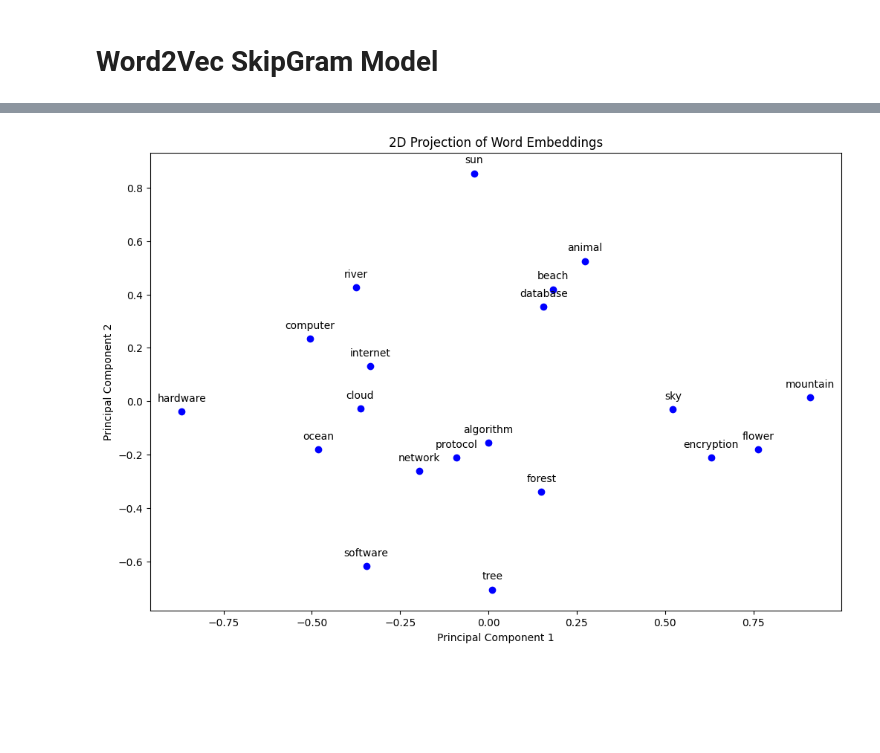
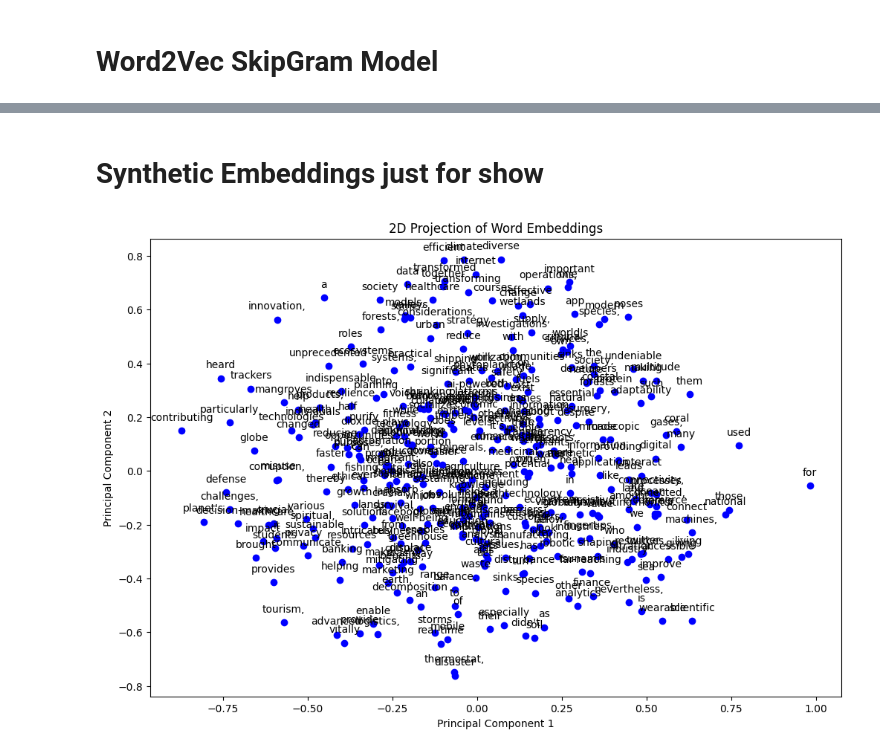
Before and after one commit to yiweilyu/Word2Vec-PyTorch, a Jupyter notebook: chatSkipgram.ipynb, the cells around one changed output, grey strips where cells are left out. Saved outputs shown, nothing was run; the diff lists cells and outputs as text; code cells hidden in the pictures; blank space fills up the shorter version.

Commit message:
changefile

```diff
--- a/chatSkipgram.ipynb
+++ b/chatSkipgram.ipynb
@@ -2,0 +5,5 @@
+# %%
+natureText = '''Nature plays a crucial role in sustaining life on Earth, providing essential resources, ecological balance, and aesthetic and cultural value. Below are some reasons why both land and ocean ecosystems are vitally important:
+Forests and lands are home to a multitude of species, contributing to biodiversity which is essential for ecosystem resilience and adaptability. Forests act as carbon sinks, absorbing carbon dioxide and other greenhouse gases, thereby mitigating climate change. Natural processes like decomposition contribute to soil fertility, which is essential for agriculture.  Wetlands and forests act as natural filtration systems, helping to purify water. Lands provide essential resources like timber, minerals, and medicinal plants. Natural landscapes like mountains and valleys have significant cultural, spiritual, and aesthetic value for many communities.
+Oceans act as the planet's thermostat, absorbing heat and redistributing it around the globe. Like forests, oceans also act as carbon sinks. Phytoplankton in the sea absorb a significant amount of carbon dioxide. Oceans are biodiversity hotspots, home to a diverse range of species from microscopic phytoplankton to large mammals like whales. Oceans provide a significant portion of the global protein supply, particularly for people living in coastal regions. Phytoplankton in the ocean produce about half of the world's oxygen, making them essential for life on Earth. Oceans are vital for various industries including fishing, tourism, and shipping. Coral reefs and mangroves act as natural barriers, reducing the impact of storms and tsunamis on coastal communities. Both land and ocean ecosystems are intricately connected, and a change or disturbance in one can have far-reaching implications for the other. As such, conservation and sustainable management of both are critical for the survival and well-being of all life forms on Earth.
+Both land and ocean ecosystems are intricately connected, and a change or disturbance in one can have far-reaching implications for the other. As such, conservation and sustainable management of both are critical for the survival and well-being of all life forms on Earth.'''
@@ -3,9 +39,10 @@
 # %%
-from collections import Counter
+# generate a corpus about areas of nature and technology
+# use the corpus to train a skipgram modelfrom collections import Counter
 from torch.utils.data import DataLoader, TensorDataset
 
 # Sample text corpus
-corpus = "The quick brown fox jumps over the lazy dog."
+corpus = natureText + techText
 corpus = corpus.lower().replace('.', '')  # Preprocessing: to lower case and remove punctuation
 
 # Tokenize and build vocabulary
@@ -28,6 +65,7 @@ target_tensor = torch.LongTensor(targets)
 context_tensor = torch.LongTensor(contexts)
 
 # Create DataLoader for training data
+batch_size = 10
 train_dataset = TensorDataset(target_tensor, context_tensor)
 train_loader = DataLoader(train_dataset, batch_size=batch_size, shuffle=True)
 
@@ -149,0 +286,19 @@ new_vocab
+# %%
+
+
+# Perform PCA to reduce the dimensions to 2D
+pca = PCA(n_components=2)
+embeddings_2d = pca.fit_transform(embeddings)
+
+# Plot the 2D embeddings
+plt.figure(figsize=(12, 8))
+plt.scatter(embeddings_2d[:, 0], embeddings_2d[:, 1], c='blue')
+
+# Annotate the points
+for i, word in enumerate(new_vocab):
+    plt.annotate(word, (embeddings_2d[i, 0], embeddings_2d[i, 1]), textcoords="offset points", xytext=(0,10), ha='center')
+
+plt.title('2D Projection of Word Embeddings')
+plt.xlabel('Principal Component 1')
+plt.ylabel('Principal Component 2')
+plt.show()
@@ -150,28 +307,34 @@ new_vocab
+# %% [markdown]
+# Synthetic Embeddings just for show
 # %%
+# NOTE THIS IS THE END OF THE SKIPGRAM MODEL
+# This generates random embeddings for the words in the vocabulary
 import numpy as np
 from sklearn.decomposition import PCA
 import matplotlib.pyplot as plt
 
-# Generate synthetic 10-dimensional embeddings for the new words
+# Generate 10-dimensional embeddings for the new words
 # In a real-world scenario, these would be obtained by fine-tuning the model on new data
 np.random.seed(0)  # for reproducibility
-embeddings = np.random.rand(len(new_vocab), 10)
+embeddings = np.random.rand(len(vocab), 10)
+
+
 
 # Perform PCA to reduce the dimensions to 2D
 pca = PCA(n_components=2)
 embeddings_2d = pca.fit_transform(embeddings)
 
 # Plot the 2D embeddings
 plt.figure(figsize=(12, 8))
 plt.scatter(embeddings_2d[:, 0], embeddings_2d[:, 1], c='blue')
 
 # Annotate the points
-for i, word in enumerate(new_vocab):
+for i, word in enumerate(vocab):
     plt.annotate(word, (embeddings_2d[i, 0], embeddings_2d[i, 1]), textcoords="offset points", xytext=(0,10), ha='center')
 
 plt.title('2D Projection of Word Embeddings')
 plt.xlabel('Principal Component 1')
 plt.ylabel('Principal Component 2')
 plt.show()
 # %% [output]
-[figure, old version]
+[figure, new version]
```
Also changed, not shown: parts of 13 cells of this notebook.
